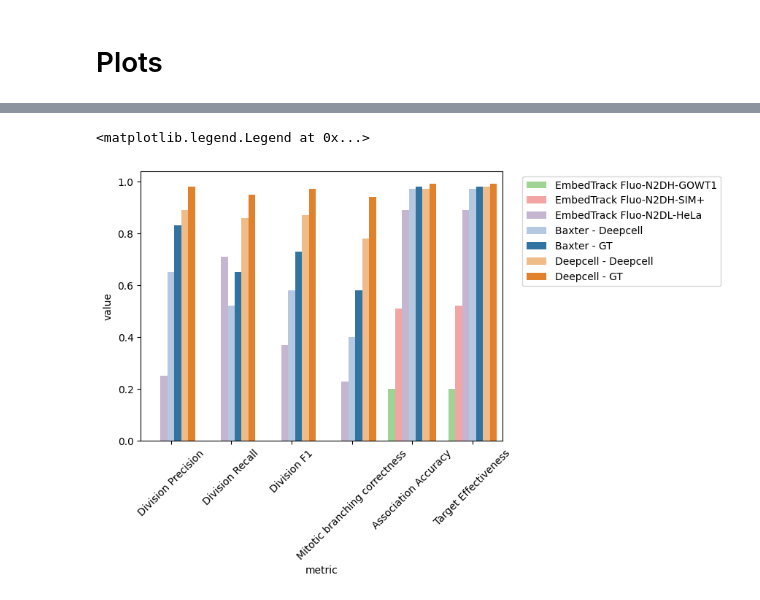
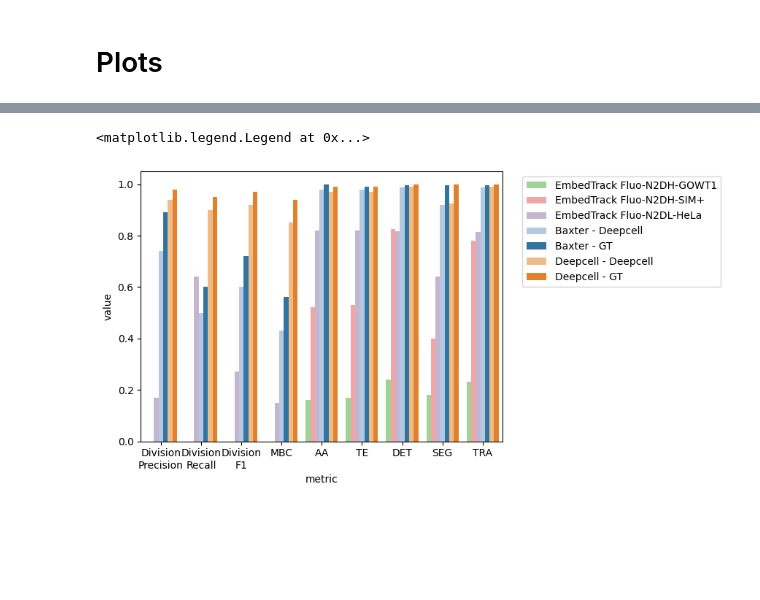
Before and after one commit to vanvalenlab/Caliban-2024_Schwartz_et_al, a Jupyter notebook: figures/competitor-benchmarking.ipynb, the cells around one changed output, grey strips where cells are left out. Cells and saved outputs as stored; diff of their text form; code cells hidden in the pictures; blank space fills up the shorter version.

```diff
--- a/figures/competitor-benchmarking.ipynb
+++ b/figures/competitor-benchmarking.ipynb
@@ -16,15 +21,26 @@ deepcell_path = '../benchmarking/DeepCell/benchmarks.csv'
 # EmbedTrack data
 et_df = pd.read_csv(embedtrack_path, index_col=0)
 et_df['model'] = 'EmbedTrack ' + et_df['model']
+
 # Rollup data for each model version
-et_df = et_df.groupby('model').sum().drop(columns=['data_id']).reset_index()
+et_df_a = et_df[['model'] + sum_columns].groupby('model').sum().reset_index()
+et_df_b = et_df[['model'] + mean_columns].groupby('model').mean().reset_index()
+et_df = et_df_a.merge(et_df_b, on='model')
 # %%
 # Baxter data
 b_df = pd.read_csv(baxter_path, index_col=0)
-b_df = b_df.groupby('model').sum().drop(columns=['data_id']).reset_index()
+
+# Rollup data for each model version
+b_df_a = b_df[['model'] + sum_columns].groupby('model').sum().reset_index()
+b_df_b = b_df[['model'] + mean_columns].groupby('model').mean().reset_index()
+b_df = b_df_a.merge(b_df_b, on='model')
 # %%
 dc_df = pd.read_csv(deepcell_path, index_col=0)
-dc_df = dc_df.groupby('model').sum().drop(columns=['data_id']).reset_index()
+
+# Rollup data for each model version
+dc_df_a = dc_df[['model'] + sum_columns].groupby('model').sum().reset_index()
+dc_df_b = dc_df[['model'] + mean_columns].groupby('model').mean().reset_index()
+dc_df = dc_df_a.merge(dc_df_b, on='model')
 # %% [markdown]
 # Plots
 # %%
@@ -51,11 +67,12 @@ df = df.join(df.apply(calculate_stats, axis=1))
 # %%
 stats_columns = ['Division Precision', 'Division Recall', 'Division F1', 'Mitotic branching correctness', 'Association Accuracy',
-       'Target Effectiveness']
+       'Target Effectiveness', 'DET', 'SEG', 'TRA']
 stats = df[['model']+stats_columns].melt(
     id_vars='model',
     value_vars=stats_columns,
     var_name='metric'
     )
+
 div_columns = ['correct_division', 'mismatch_division', 'false_positive_division', 'false_negative_division']
 divisions = df[['model']+div_columns].melt(
     id_vars='model',
@@ -77,15 +94,23 @@ colors = {
     'EmbedTrack Fluo-N2DL-HeLa': cm.tab20(norm(9))
 }
 # %%
+labels = {
+    'Division Precision': 'Division\nPrecision',
+    'Division Recall': 'Division\nRecall',
+    'Division F1': 'Division\nF1',
+    'Mitotic branching correctness': 'MBC',
+    'Association Accuracy': 'AA',
+    'Target Effectiveness': 'TE'
+}
+
 sns.barplot(
-    data=stats,
+    data=stats.replace(labels),
     x='metric',
     y='value',
     hue='model',
     palette=colors
 )
-plt.xticks(rotation=45)
 plt.legend(bbox_to_anchor=(1.04, 1), loc="upper left")
 # %% [output]
 <matplotlib.legend.Legend at 0x...>
-[figure, old version]
+[figure, new version]
```
Also changed, not shown: parts of 5 cells of this notebook, 16 other files.
